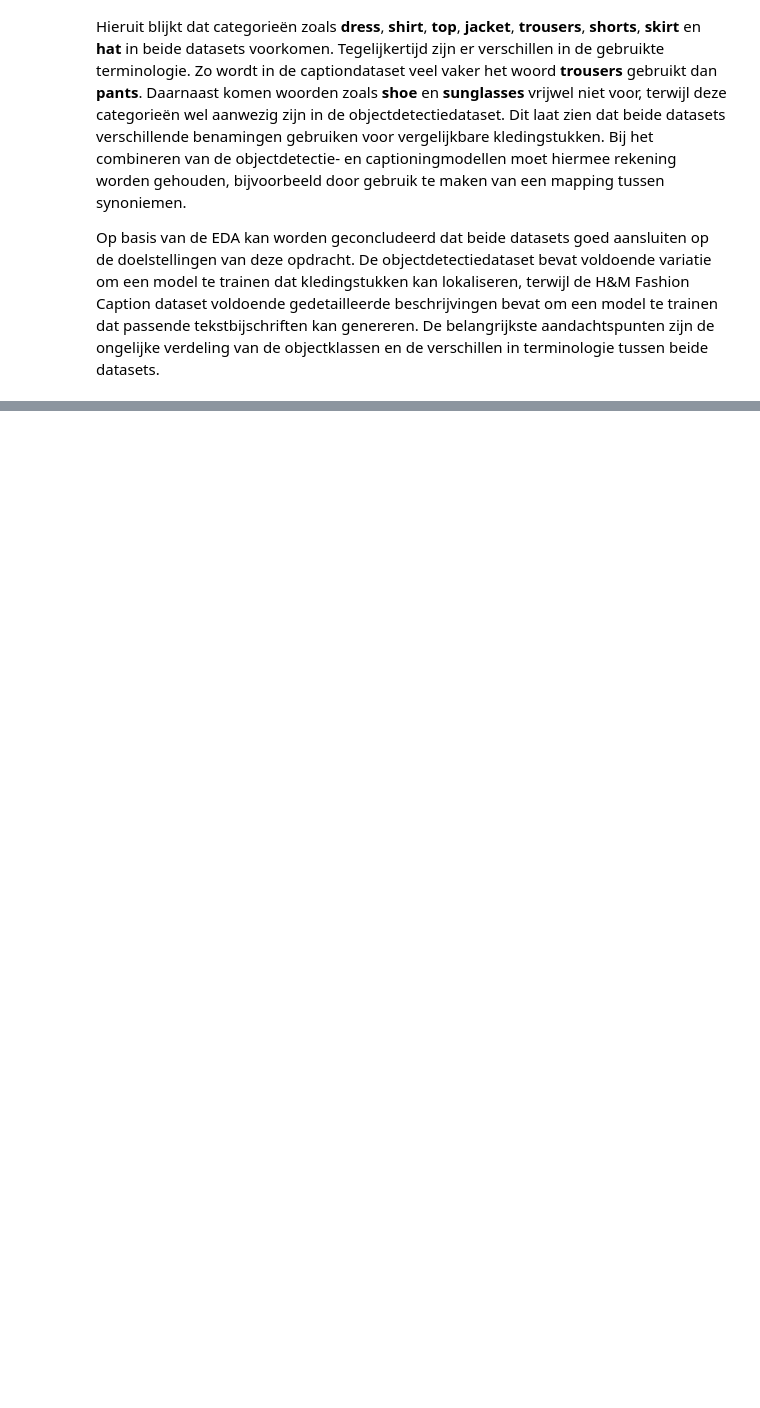
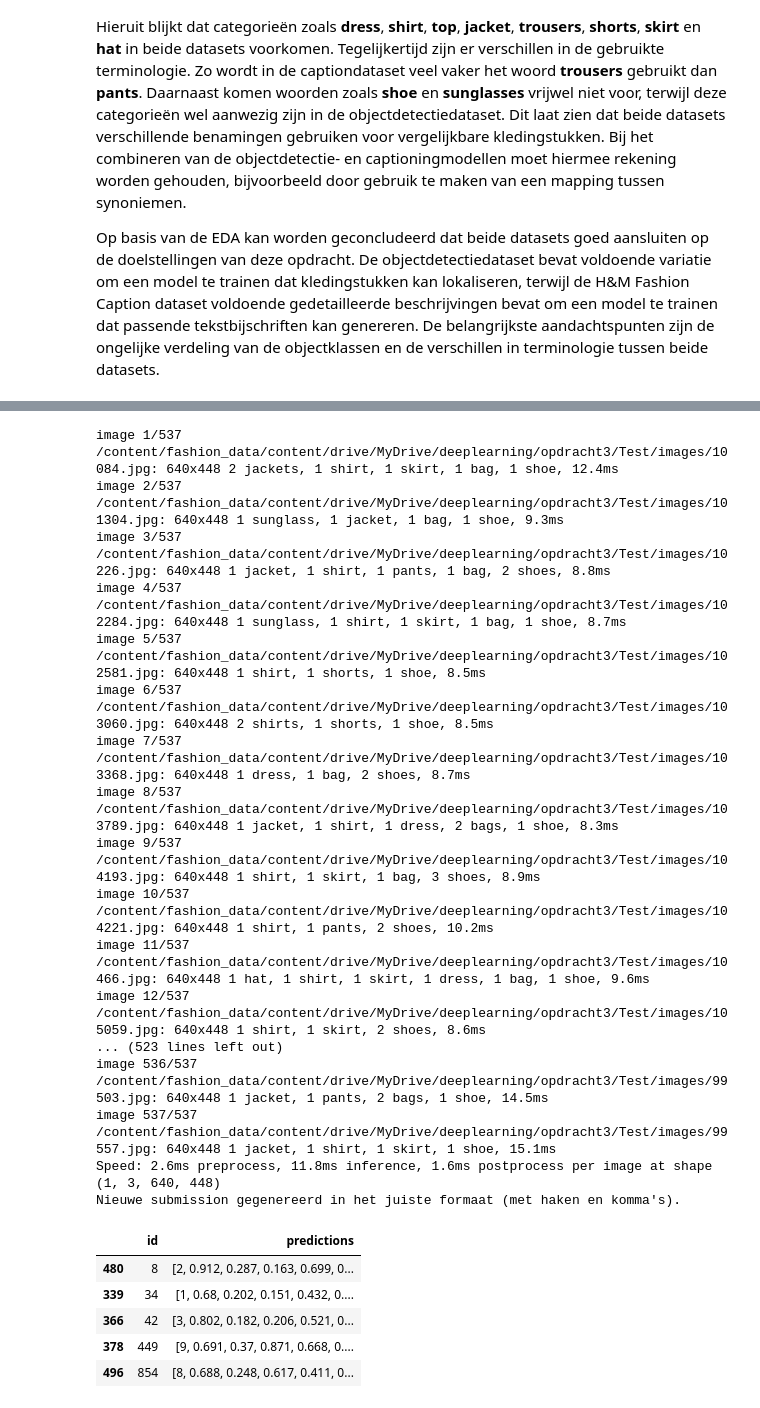
Before and after one commit to imranfunna/Deep-Learning, a Jupyter notebook: Opdracht 3/opdracht_3_dl.ipynb, the cells around one changed output, grey strips where cells are left out. Drawn from its saved outputs; the diff is of its cells as text; code cells hidden in the pictures; blank space fills up the shorter version.

Commit message:
1e model

```diff
--- a/Opdracht 3/opdracht_3_dl.ipynb
+++ b/Opdracht 3/opdracht_3_dl.ipynb
@@ -478,0 +597,76 @@ Op basis van de EDA kan worden geconcludeerd dat beide datasets goed aansluiten
+# %%
+import pandas as pd
+import os
+from ultralytics import YOLO
+import json
+
+# 1. Laad het best getrainde model
+model_path = '/content/runs/detect/VisionWear_AI/ObjectDetection_YOLOv11_Fast-2/weights/best.pt'
+if not os.path.exists(model_path):
+    model_path = '/content/runs/detect/VisionWear_AI/ObjectDetection_YOLOv11_Fast/weights/best.pt'
+
+model = YOLO(model_path)
+
+# 2. Run de voorspelling
+results = model.predict(source=TEST_IMAGE_DIR, conf=0.25, imgsz=640, stream=True)
+
+submission_data = []
+
+for r in results:
+    image_id = os.path.splitext(os.path.basename(r.path))[0]
+
+    boxes = r.boxes.xyxyn.cpu().numpy()
+    confs = r.boxes.conf.cpu().numpy()
+    clss = r.boxes.cls.cpu().numpy()
+
+    prediction_list = []
+    for box, conf, cls in zip(boxes, confs, clss):
+        # Voeg data toe aan de lijst: class, conf, xmin, ymin, xmax, ymax
+        prediction_list.append(int(cls))
+        prediction_list.append(round(float(conf), 3))
+        for coord in box:
+            prediction_list.append(round(float(coord), 3))
+
+    # Zet de lijst om naar een string met haken en komma's, zoals in het voorbeeld
+    # Als de lijst leeg is, wordt dit automatisch "[]"
+    prediction_string = str(prediction_list)
+
+    submission_data.append({
+        "id": image_id,
+        "predictions": prediction_string
+    })
+
+# 3. Maak de DataFrame en sorteer op ID
+df_submission = pd.DataFrame(submission_data)
+df_submission['id_int'] = df_submission['id'].astype(int)
+df_submission = df_submission.sort_values('id_int').drop(columns=['id_int'])
+
+# 4. Opslaan als CSV
+df_submission.to_csv('yolo11_submission.csv', index=False)
+
+print("Nieuwe submission gegenereerd in het juiste formaat (met haken en komma's).")
+display(df_submission.head())
+# %% [output]
+image 1/537 /content/fashion_data/content/drive/MyDrive/deeplearning/opdracht3/Test/images/10084.jpg: 640x448 2 jackets, 1 shirt, 1 skirt, 1 bag, 1 shoe, 12.4ms
+image 2/537 /content/fashion_data/content/drive/MyDrive/deeplearning/opdracht3/Test/images/101304.jpg: 640x448 1 sunglass, 1 jacket, 1 bag, 1 shoe, 9.3ms
+image 3/537 /content/fashion_data/content/drive/MyDrive/deeplearning/opdracht3/Test/images/10226.jpg: 640x448 1 jacket, 1 shirt, 1 pants, 1 bag, 2 shoes, 8.8ms
+image 4/537 /content/fashion_data/content/drive/MyDrive/deeplearning/opdracht3/Test/images/102284.jpg: 640x448 1 sunglass, 1 shirt, 1 skirt, 1 bag, 1 shoe, 8.7ms
+image 5/537 /content/fashion_data/content/drive/MyDrive/deeplearning/opdracht3/Test/images/102581.jpg: 640x448 1 shirt, 1 shorts, 1 shoe, 8.5ms
+image 6/537 /content/fashion_data/content/drive/MyDrive/deeplearning/opdracht3/Test/images/103060.jpg: 640x448 2 shirts, 1 shorts, 1 shoe, 8.5ms
+image 7/537 /content/fashion_data/content/drive/MyDrive/deeplearning/opdracht3/Test/images/103368.jpg: 640x448 1 dress, 1 bag, 2 shoes, 8.7ms
+image 8/537 /content/fashion_data/content/drive/MyDrive/deeplearning/opdracht3/Test/images/103789.jpg: 640x448 1 jacket, 1 shirt, 1 dress, 2 bags, 1 shoe, 8.3ms
+image 9/537 /content/fashion_data/content/drive/MyDrive/deeplearning/opdracht3/Test/images/104193.jpg: 640x448 1 shirt, 1 skirt, 1 bag, 3 shoes, 8.9ms
+image 10/537 /content/fashion_data/content/drive/MyDrive/deeplearning/opdracht3/Test/images/104221.jpg: 640x448 1 shirt, 1 pants, 2 shoes, 10.2ms
+image 11/537 /content/fashion_data/content/drive/MyDrive/deeplearning/opdracht3/Test/images/10466.jpg: 640x448 1 hat, 1 shirt, 1 skirt, 1 dress, 1 bag, 1 shoe, 9.6ms
+image 12/537 /content/fashion_data/content/drive/MyDrive/deeplearning/opdracht3/Test/images/105059.jpg: 640x448 1 shirt, 1 skirt, 2 shoes, 8.6ms
+... (523 lines left out)
+image 536/537 /content/fashion_data/content/drive/MyDrive/deeplearning/opdracht3/Test/images/99503.jpg: 640x448 1 jacket, 1 pants, 2 bags, 1 shoe, 14.5ms
+image 537/537 /content/fashion_data/content/drive/MyDrive/deeplearning/opdracht3/Test/images/99557.jpg: 640x448 1 jacket, 1 shirt, 1 skirt, 1 shoe, 15.1ms
+Speed: 2.6ms preprocess, 11.8ms inference, 1.6ms postprocess per image at shape (1, 3, 640, 448)
+Nieuwe submission gegenereerd in het juiste formaat (met haken en komma's).
+|  | id | predictions |
+| 480 | 8 | [2, 0.912, 0.287, 0.163, 0.699, 0... |
+| 339 | 34 | [1, 0.68, 0.202, 0.151, 0.432, 0.... |
+| 366 | 42 | [3, 0.802, 0.182, 0.206, 0.521, 0... |
+| 378 | 449 | [9, 0.691, 0.37, 0.871, 0.668, 0.... |
+| 496 | 854 | [8, 0.688, 0.248, 0.617, 0.411, 0... |
```
Also changed, not shown: parts of 17 cells of this notebook.
